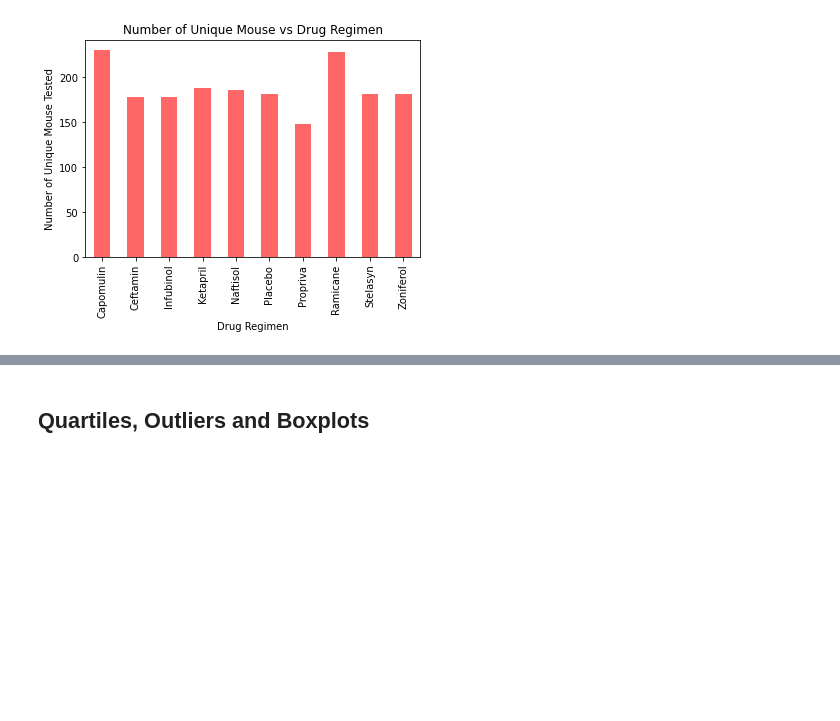
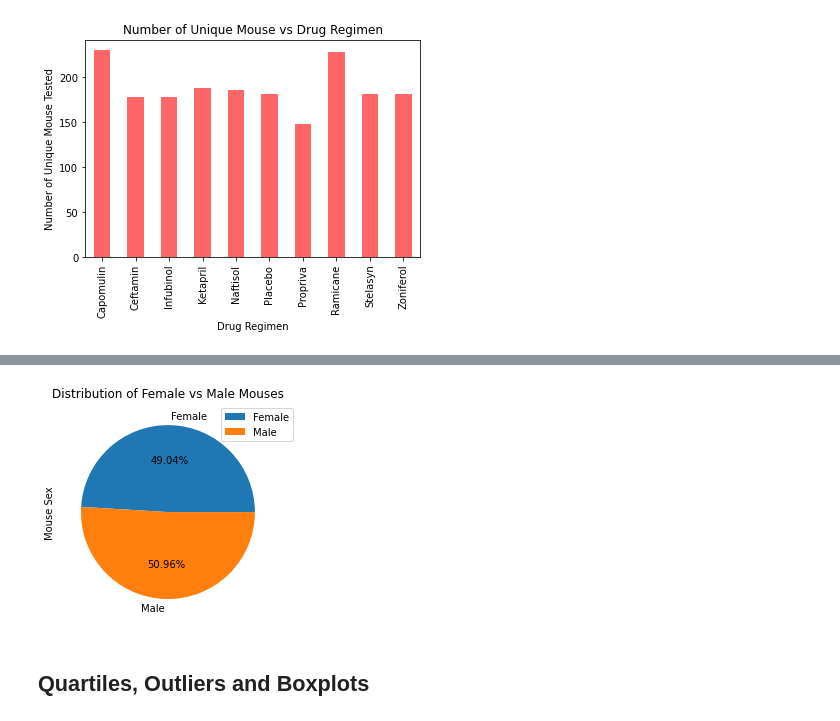
Before and after one commit to kk-deng/Pymaceuticals-Matplotlib, a Jupyter notebook: pymaceuticals_starter.ipynb, the cells around one changed output, grey strips where cells are left out. Cells and saved outputs as stored; diff of their text form; code cells hidden in the pictures; blank space fills up the shorter version.

```diff
--- a/pymaceuticals_starter.ipynb
+++ b/pymaceuticals_starter.ipynb
@@ -206,3 +201,15 @@ percent_mouse
+# %%
+# Generate a pie plot showing the distribution of female versus male mice using pyplot
+
+# Plot by pie chart and set up design using pyplot
+plt.pie(grouped_mouse_sex, labels = grouped_mouse_sex.index,
+        autopct = "%1.2f%%")
+plt.title("Distribution of Female vs Male Mouses")
+plt.ylabel("Mouse Sex")
+plt.legend(bbox_to_anchor=(0.6, 0, 0.5, 1))
+plt.show()
+# %% [output]
+[figure, added]
 # %% [markdown]
 ## Quartiles, Outliers and Boxplots
 # %%
```
Also changed, not shown: parts of 7 cells of this notebook.
